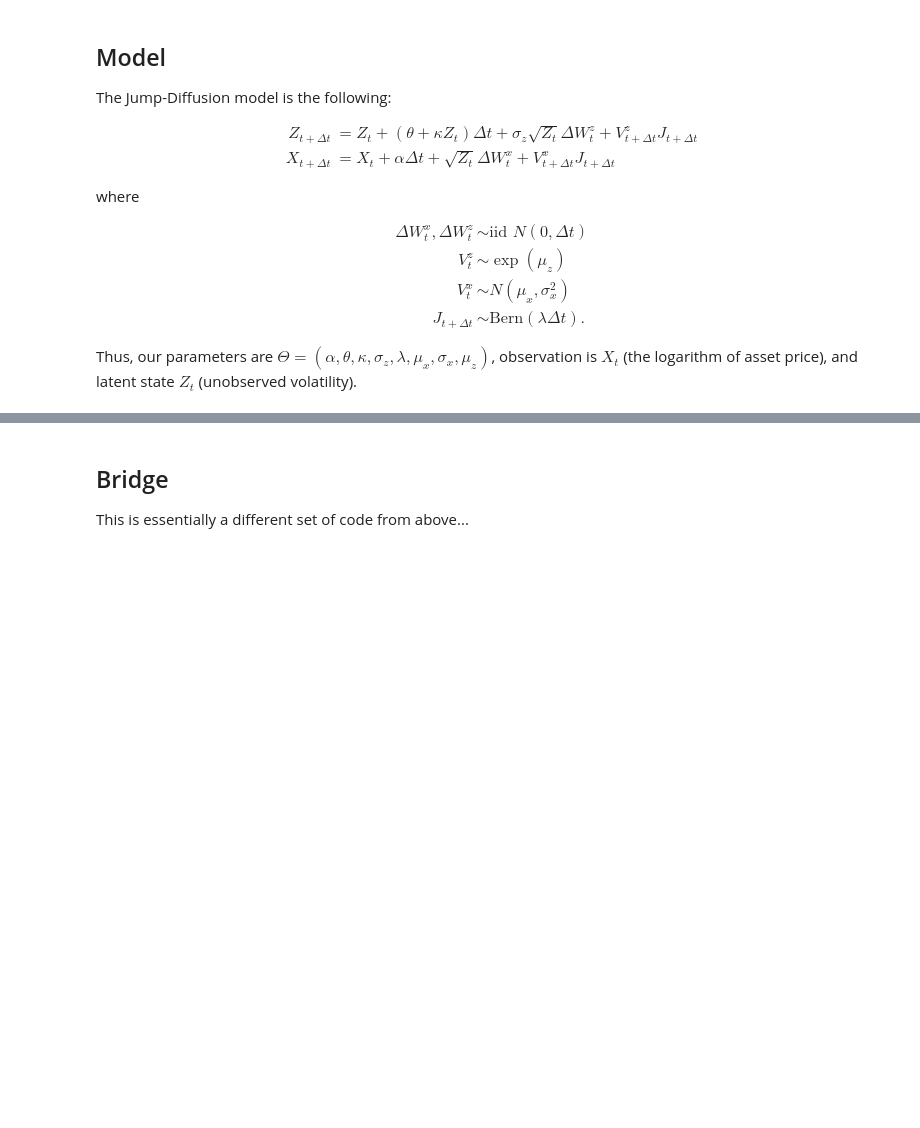
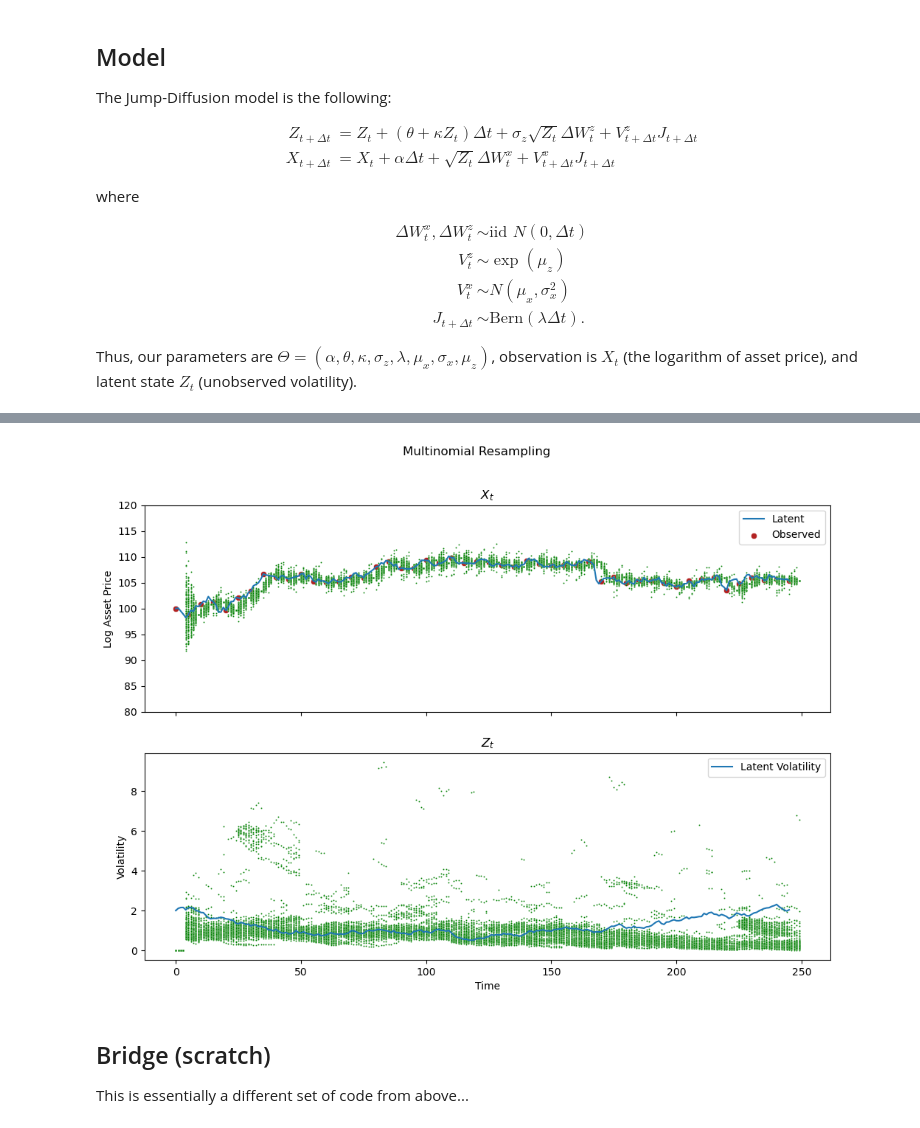
Before and after one commit to mlysy/pfjax, a Jupyter notebook: docs/notebooks/JumpDiff.ipynb, the cells around one changed output, grey strips where cells are left out. Saved outputs shown, nothing was run; the diff lists cells and outputs as text; code cells hidden in the pictures; blank space fills up the shorter version.

```diff
--- a/docs/notebooks/JumpDiff.ipynb
+++ b/docs/notebooks/JumpDiff.ipynb
@@ -158,0 +264,17 @@ sns.lineplot(data= x_state[:,:,3].reshape(n_res*n_obs,1)[(n_res-1):].squeeze(),
+# %%
+from pfjax import particle_resamplers as resampler
+
+n_part = 100
+multinom_pf = pf.particle_filter(
+    theta=theta,
+    model=jdmodel,
+    y_meas=y_meas,
+    n_particles=n_part,
+    resampler=resampler.resample_multinomial,
+    key=key,
+    history = True)
+# %%
+point_plot = pd.DataFrame(jnp.array([
+    jnp.arange(y_meas.shape[0]) * n_res,
+    y_meas
+]).T, columns = ["Time", "Log Asset Price"])
@@ -159,5 +322,12 @@ sns.lineplot(data= x_state[:,:,3].reshape(n_res*n_obs,1)[(n_res-1):].squeeze(),
+# %%
+plot_particles(x_state, y_meas,
+               vol_particles=multinom_pf["x_particles"][:, :, :, 0],
+               price_particles=multinom_pf["x_particles"][:, :, :, 1],
+               title = "Multinomial Resampling")
+# %% [output]
+[figure, added]
 # %% [markdown]
-## Bridge
+## Bridge (scratch)
 
 This is essentially a different set of code from above...
 # %%
```
Also changed, not shown: parts of 9 cells of this notebook.
